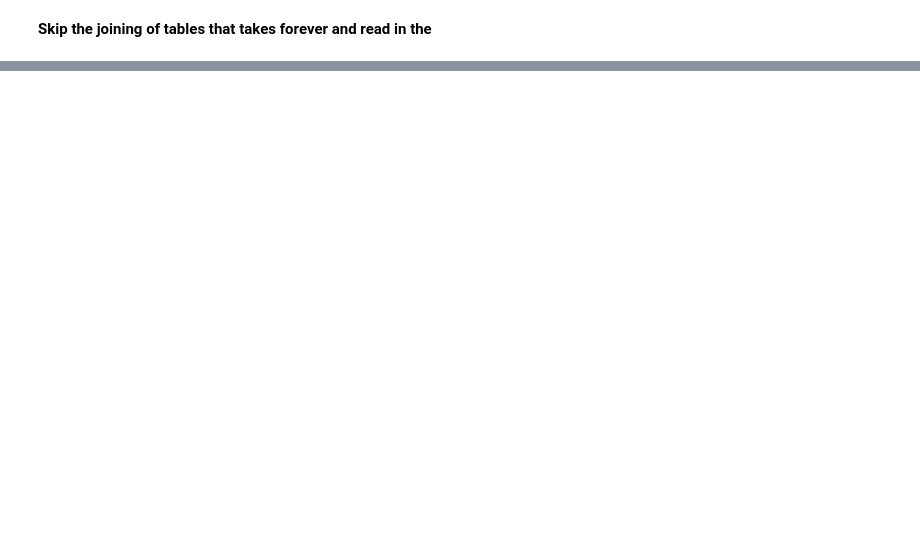
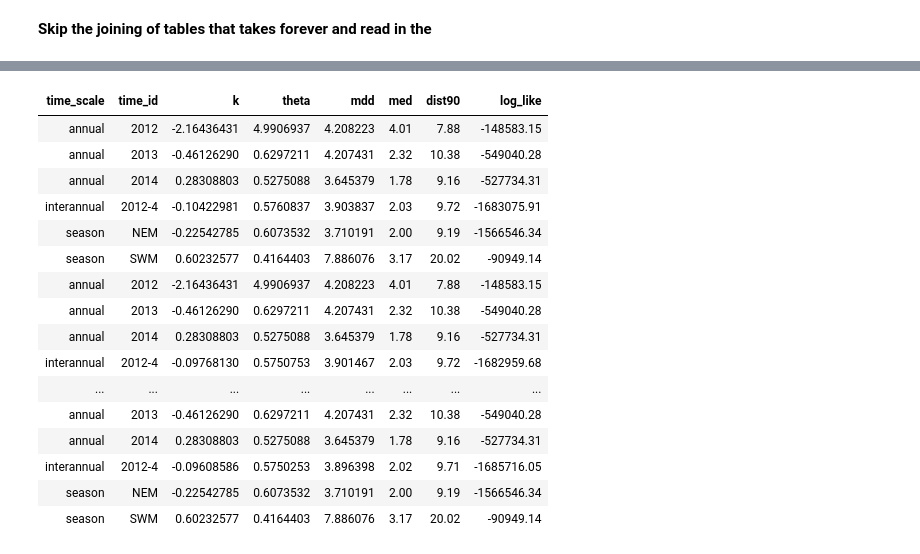
Before and after one commit to pinskylab/CamotesROMS, a Jupyter notebook: notebooks/format_data.ipynb, the cells around one changed output, grey strips where cells are left out. Saved outputs shown, nothing was run; the diff lists cells and outputs as text; code cells hidden in the pictures; blank space fills up the shorter version.

```diff
--- a/notebooks/format_data.ipynb
+++ b/notebooks/format_data.ipynb
@@ -667,0 +983,20 @@ nrow(unique(MonsoonNormConn, by="source"))
+# %%
+SimKernels
+# %% [output]
+| time_scale | time_id | k | theta | mdd | med | dist90 | log_like |
+| annual | 2012 | -2.16436431 | 4.9906937 | 4.208223 | 4.01 | 7.88 | -148583.15 |
+| annual | 2013 | -0.46126290 | 0.6297211 | 4.207431 | 2.32 | 10.38 | -549040.28 |
+| annual | 2014 | 0.28308803 | 0.5275088 | 3.645379 | 1.78 | 9.16 | -527734.31 |
+| interannual | 2012-4 | -0.10422981 | 0.5760837 | 3.903837 | 2.03 | 9.72 | -1683075.91 |
+| season | NEM | -0.22542785 | 0.6073532 | 3.710191 | 2.00 | 9.19 | -1566546.34 |
+| season | SWM | 0.60232577 | 0.4164403 | 7.886076 | 3.17 | 20.02 | -90949.14 |
+| annual | 2012 | -2.16436431 | 4.9906937 | 4.208223 | 4.01 | 7.88 | -148583.15 |
+| annual | 2013 | -0.46126290 | 0.6297211 | 4.207431 | 2.32 | 10.38 | -549040.28 |
+| annual | 2014 | 0.28308803 | 0.5275088 | 3.645379 | 1.78 | 9.16 | -527734.31 |
+| interannual | 2012-4 | -0.09768130 | 0.5750753 | 3.901467 | 2.03 | 9.72 | -1682959.68 |
+| ... | ... | ... | ... | ... | ... | ... | ... |
+| annual | 2013 | -0.46126290 | 0.6297211 | 4.207431 | 2.32 | 10.38 | -549040.28 |
+| annual | 2014 | 0.28308803 | 0.5275088 | 3.645379 | 1.78 | 9.16 | -527734.31 |
+| interannual | 2012-4 | -0.09608586 | 0.5750253 | 3.896398 | 2.02 | 9.71 | -1685716.05 |
+| season | NEM | -0.22542785 | 0.6073532 | 3.710191 | 2.00 | 9.19 | -1566546.34 |
+| season | SWM | 0.60232577 | 0.4164403 | 7.886076 | 3.17 | 20.02 | -90949.14 |
```
Also changed, not shown: parts of 23 cells of this notebook.
